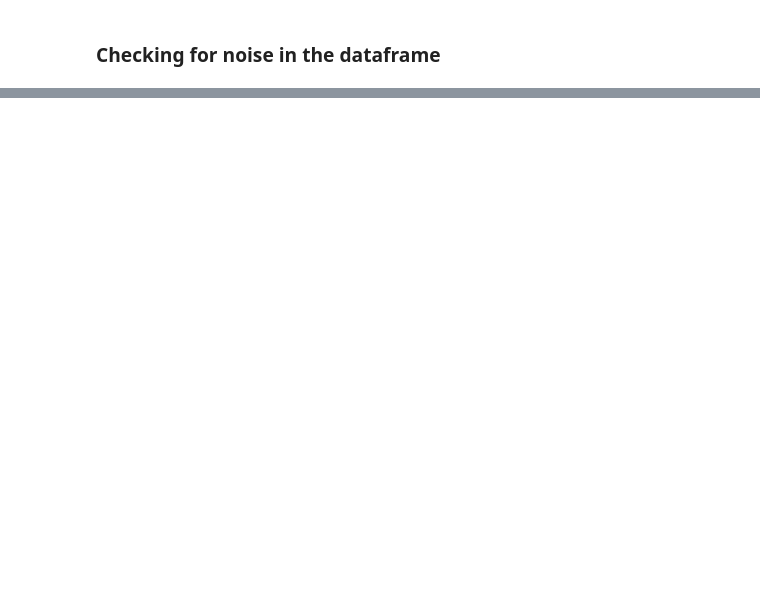
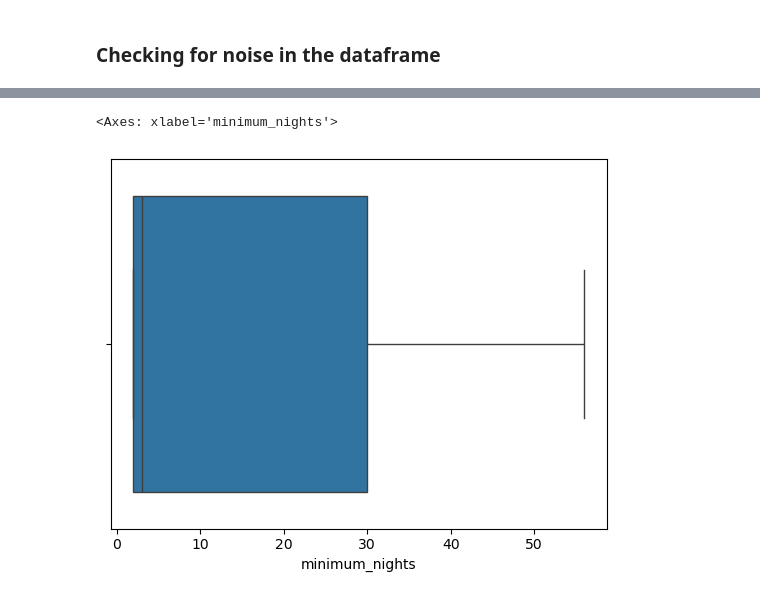
Before and after one commit to GVSU-CIS635/projects-dataminers, a Jupyter notebook: data_miners_kiptoo.ipynb, the cells around one changed output, grey strips where cells are left out. Cells and saved outputs as stored; diff of their text form; code cells hidden in the pictures; blank space fills up the shorter version.

```diff
--- a/data_miners_kiptoo.ipynb
+++ b/data_miners_kiptoo.ipynb
@@ -167,0 +187,3 @@ sns.histplot(cleaned_df['minimum_nights'], bins=50, kde=False)
+# %%
+above_limits = cleaned_df.index[(cleaned_df['minimum_nights'] >1) & (cleaned_df['minimum_nights'] <=365)]
+cleaned_df = cleaned_df.loc[above_limits]
@@ -168,3 +207,10 @@ sns.histplot(cleaned_df['minimum_nights'], bins=50, kde=False)
 # %%
-cleaned_df['minimum_nights'].unique()
+# Selecting columns containing outliers to compute their z-scores
+cols_to_check = ['price', 'minimum_nights','availability_365','calculated_host_listings_count']
+z_scores = np.abs(zscore(cleaned_df[cols_to_check]))
+
+# Filtering rows where all selected columns have Z-score < 2
+mask = (z_scores < 2).all(axis=1)
+df_cleaned_1 = cleaned_df[mask]
+df_cleaned_1.shape
 # %% [output]
@@ -338,0 +218,5 @@ Sample indexes (first 20): [23, 80, 82, 102, 2154, 2456, 2457, 2501, 2550, 2863,
+# %%
+sns.boxplot(x=df_cleaned_1['minimum_nights'])
+# %% [output]
+<Axes: xlabel='minimum_nights'>
+[figure, added]
```
Also changed, not shown: parts of 25 cells of this notebook.
